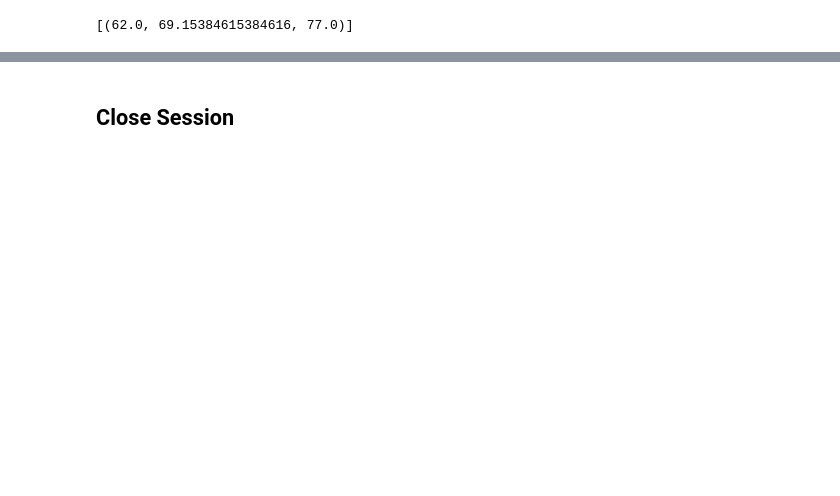
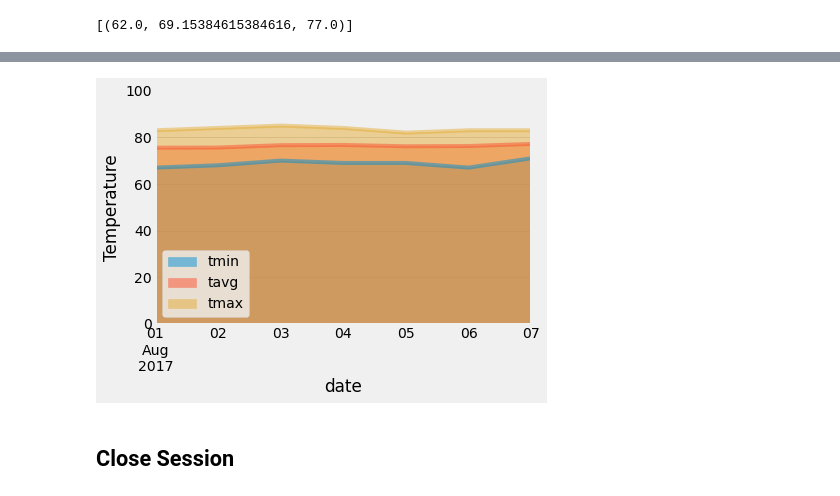
Before and after one commit to LingLv-git/sqlalchemy-challenge, a Jupyter notebook: temp_analysis_bonus_2_starter.ipynb, the cells around one changed output, grey strips where cells are left out. Cells and saved outputs as stored; diff of their text form; code cells hidden in the pictures; blank space fills up the shorter version.

```diff
--- a/temp_analysis_bonus_2_starter.ipynb
+++ b/temp_analysis_bonus_2_starter.ipynb
@@ -157,10 +175,15 @@ start_date = '2017-08-01'
 end_date = '2017-08-07'
 
 # Use the start and end date to create a range of dates
-
+dates = pd.date_range(start=start_date,end=end_date)
 
 # Strip off the year and save a list of strings in the format %m-%d
-
+month_days = dates.strftime('%m-%d')
 
 # Use the `daily_normals` function to calculate the normals for each date string
 # and append the results to a list called `normals`.
+normals=[]
+for month_day in month_days:
+    normals.append(daily_normals(month_day)[0])
+
+normals
@@ -167,6 +198,16 @@ end_date = '2017-08-07'
 # %%
 # Load the previous query results into a Pandas DataFrame and add the `trip_dates` range as the `date` index
+temp_df = pd.DataFrame.from_records(normals, columns=['tmin', 'tavg', 'tmax'])
+temp_df['date'] = dates
+temp_df = temp_df.set_index('date')
 # %%
 # Plot the daily normals as an area plot with `stacked=False`
+temp_df.plot.area(stacked=False)
+plt.ylabel('Temperature')
+plt.ylim([0,100])
+plt.legend(loc='best')
+plt.show()
+# %% [output]
+[figure, added]
 # %% [markdown]
 ## Close Session
```
Also changed, not shown: parts of 7 cells of this notebook.
